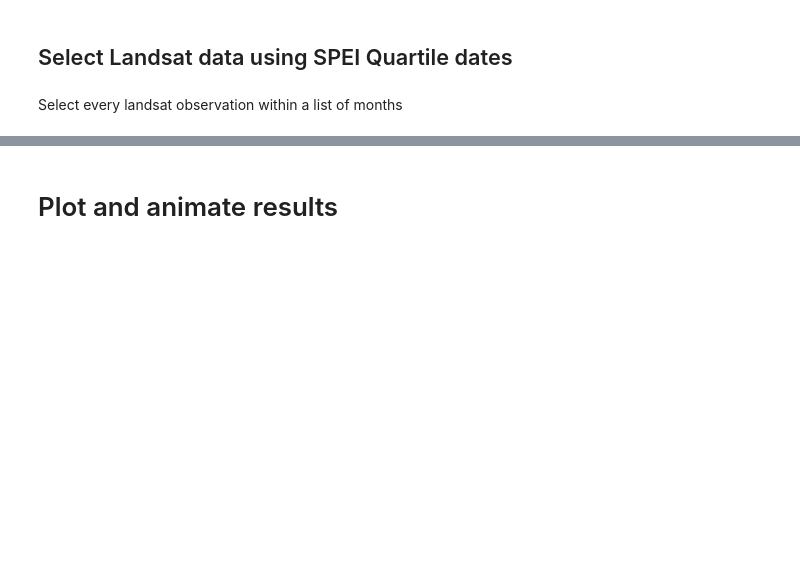
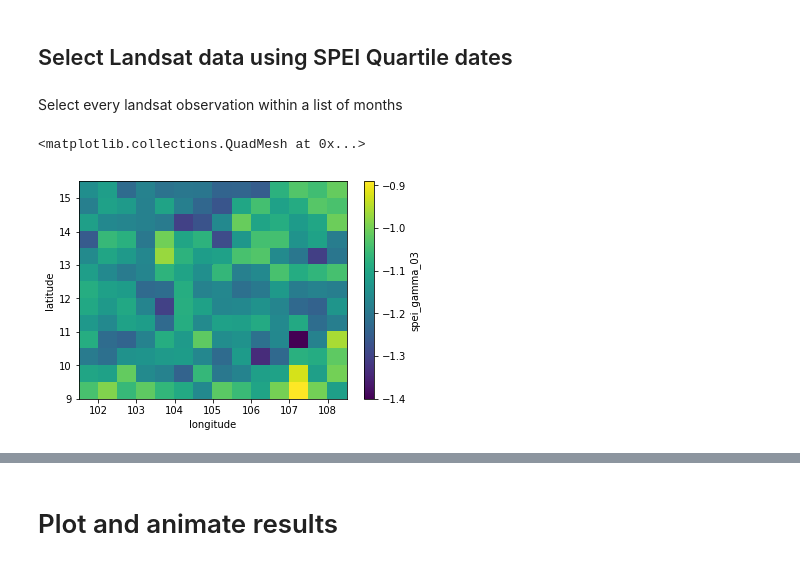
Before and after one commit to s-m-t-c/cambodia_cube, a Jupyter notebook: SPEI - Cambodia.ipynb, the cells around one changed output, grey strips where cells are left out. Cells and saved outputs as stored; diff of their text form; code cells hidden in the pictures; blank space fills up the shorter version.

```diff
--- a/SPEI - Cambodia.ipynb
+++ b/SPEI - Cambodia.ipynb
@@ -1074,7 +1017,7 @@ Python 3.6.5
 # %% [markdown]
 **Read in modelled drought index data**
 # %%
-cambodia_spei_03 = xr.open_dataset('/g/data/u46/users/sc0554/climate_indices_output/kampongchhnang_1998_2016_spei_gamma_03.nc')
+cambodia_spei_03 = xr.open_dataset('/g/data/u46/users/sc0554/drought_indices_cambodia/climate_indices_output/cambodia_spei_gamma_03.nc')
 cambodia_spei_03 = cambodia_spei_03.transpose('time', 'latitude', 'longitude')
 # cambodia_spei_06 = xr.open_dataset('/g/data/u46/users/sc0554/climate_indices_output/cambodia_spei_gamma_06.nc')
 # cambodia_spei_06 = cambodia_spei_06.transpose('time', 'latitude', 'longitude')
@@ -1298,3 +1203,13 @@ spei_nbar_q4 = xr.merge(spei_nbar_q4)
+# %%
+spei_q1_geomedian = GeoMedian().compute(spei_q1)
+spei_q2_geomedian = GeoMedian().compute(spei_q2)
+spei_q3_geomedian = GeoMedian().compute(spei_q3)
+spei_q4_geomedian = GeoMedian().compute(spei_q4)
+# %%
+spei_q1_geomedian.spei_gamma_03.plot()
+# %% [output]
+<matplotlib.collections.QuadMesh at 0x...>
+[figure, added]
 # %%
 from datacube_stats.statistics import GeoMedian
 spei_nbar_q1_geomedian = GeoMedian().compute(spei_nbar_q1)
```
Also changed, not shown: parts of 44 cells of this notebook, 2 other files.
